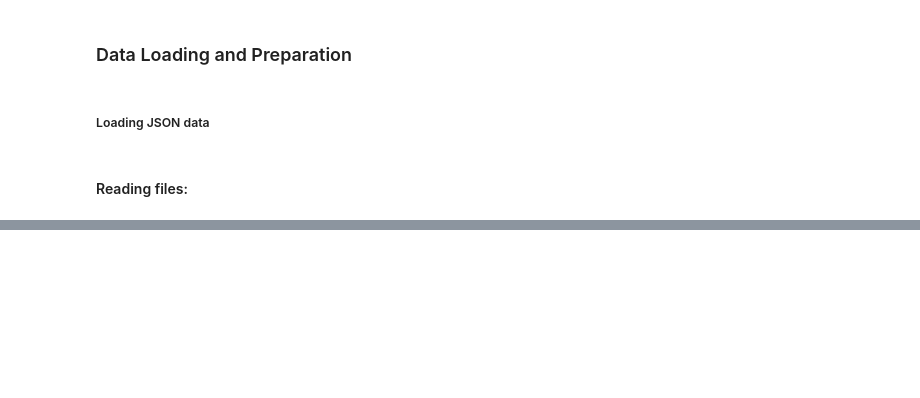
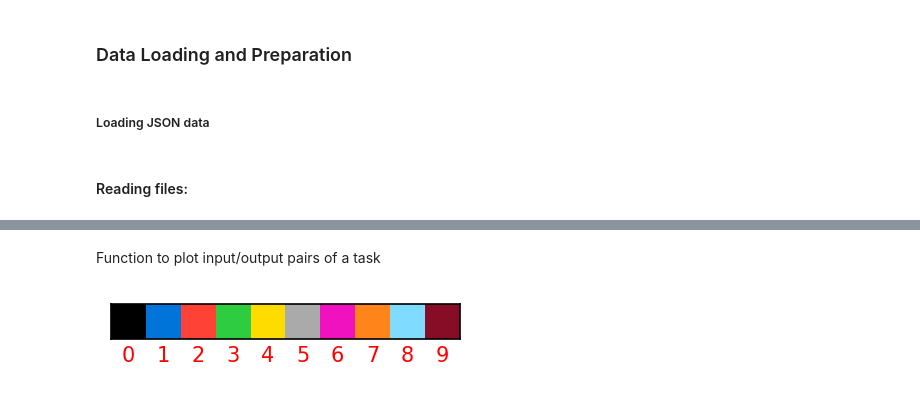
Before and after one commit to ZakAlreich/ArcPrize2025, a Jupyter notebook: ARC-AGI 2025: Visualization all 1000+120 tasks.ipynb, the cells around one changed output, grey strips where cells are left out. Saved outputs shown, nothing was run; the diff lists cells and outputs as text; code cells hidden in the pictures; blank space fills up the shorter version.

Commit message:
Visualiztion of the ARC-Price Taks

```diff
--- a/ARC-AGI 2025: Visualization all 1000+120 tasks.ipynb
+++ b/ARC-AGI 2025: Visualization all 1000+120 tasks.ipynb
@@ -28,0 +139,19 @@ FileNotFoundError: [Errno 2] No such file or directory: '/Users/zak/ArcPrize2025
+# %% [markdown]
+Function to plot input/output pairs of a task
+# %%
+# 0:black, 1:blue, 2:red, 3:green, 4:yellow, # 5:gray, 6:magenta, 7:orange, 8:sky, 9:brown
+
+cmap = colors.ListedColormap( ['#000000', '#0074D9', '#FF4136', '#2ECC40', '#FFDC00',
+     '#AAAAAA', '#F012BE', '#FF851B', '#7FDBFF', '#870C25'])
+
+norm = colors.Normalize(vmin =0, vmax=9)
+
+plt.figure(figsize=(3, 1), dpi=150)
+plt.imshow([list(range(10))], cmap=cmap, norm=norm)
+plt.xticks(list(range(10)))
+plt.yticks([])
+plt.tick_params(axis= "x", colors= "r", length= 0, grid_color= "none")
+
+plt.show()
+# %% [output]
+[figure, added]
```
Also changed, not shown: parts of 22 cells of this notebook.
